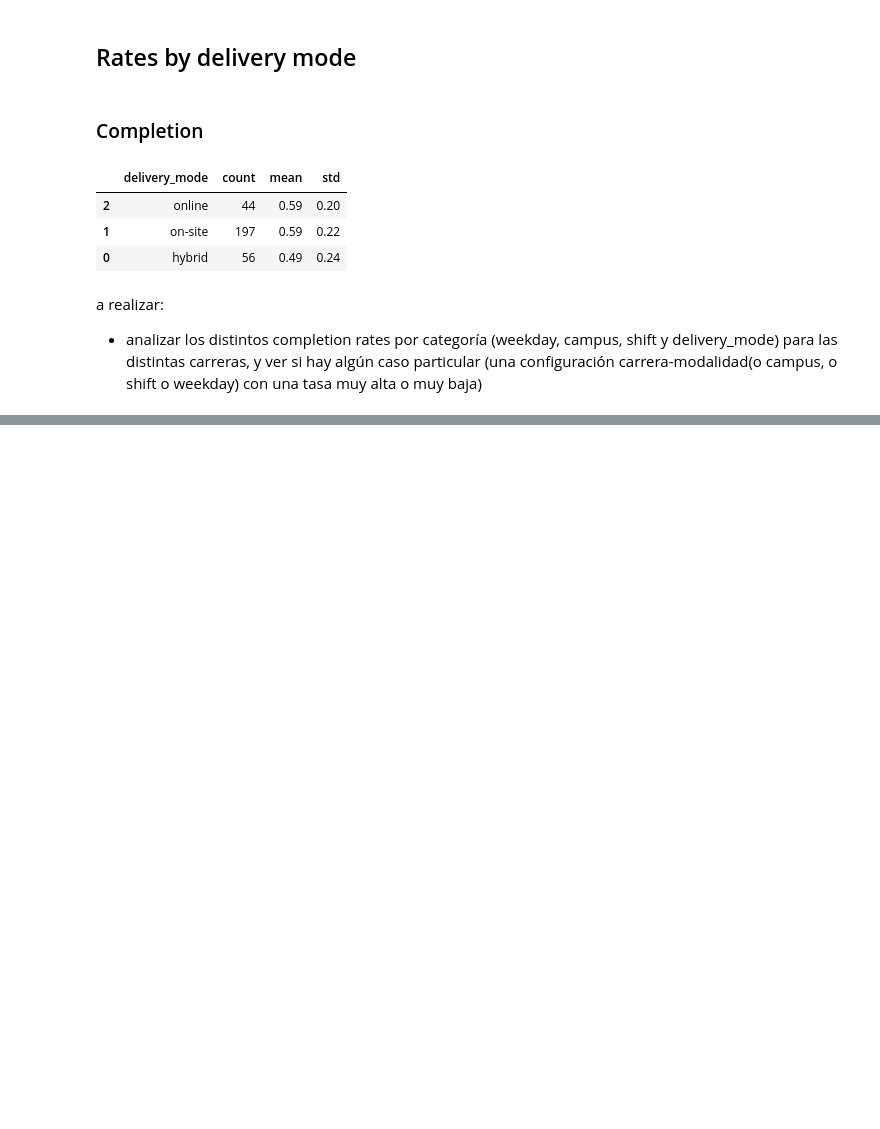
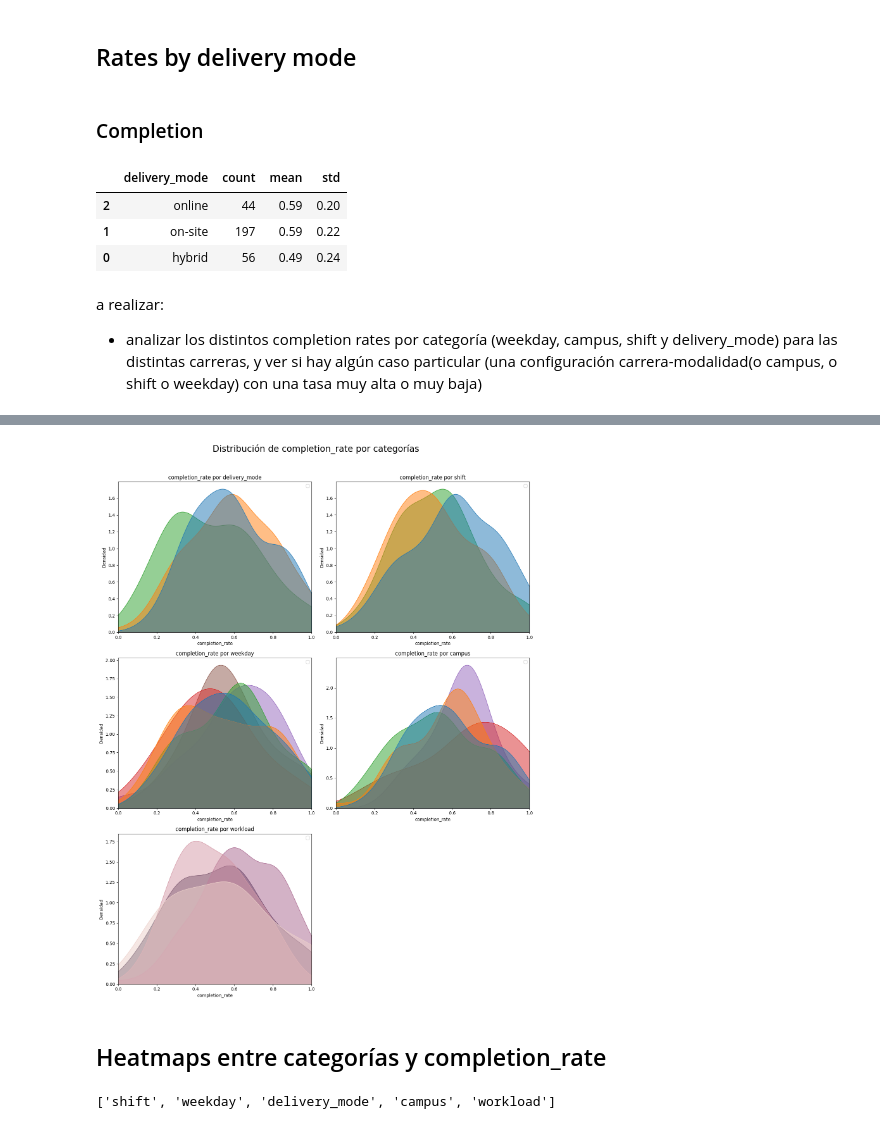
Before and after one commit to valentinarias-dtsc/higher-education-outcomes-analysis, a Jupyter notebook: notebooks/04_analysis.ipynb, the cells around one changed output, grey strips where cells are left out. Drawn from its saved outputs; the diff is of its cells as text; code cells hidden in the pictures; blank space fills up the shorter version.

```diff
--- a/notebooks/04_analysis.ipynb
+++ b/notebooks/04_analysis.ipynb
@@ -353,0 +356,38 @@ a realizar:
+# %%
+fig, axes = plt.subplots(3, 2, figsize=(14, 18))
+axes = axes.flatten()
+
+cat_vars = ["delivery_mode", "shift", "weekday", "campus", "workload"]
+
+for i, col in enumerate(cat_vars):
+    ax = axes[i]
+    sns.kdeplot(
+        data=df,
+        x="completion_rate",
+        hue=col,
+        common_norm=False,
+        fill=True,
+        alpha=0.5,
+        clip=(0, 1),
+        ax=ax
+    )
+    ax.set_xlim(0, 1)
+    ax.set_title(f"completion_rate por {col}")
+    ax.set_xlabel("completion_rate")
+    ax.set_ylabel("Densidad")
+    ax.legend()
+
+axes[-1].set_visible(False)
+
+plt.suptitle("Distribución de completion_rate por categorías", fontsize=20)
+plt.tight_layout(rect=(0, 0, 1, 0.96))
+plt.show()
+# %% [output]
+[figure, added]
+# %% [markdown]
+## Heatmaps entre categorías y completion_rate
+# %%
+cat_cols.remove("program_name")
+cat_cols
+# %% [output]
+['shift', 'weekday', 'delivery_mode', 'campus', 'workload']
```
Also changed, not shown: parts of 15 cells of this notebook, 10 other files.
